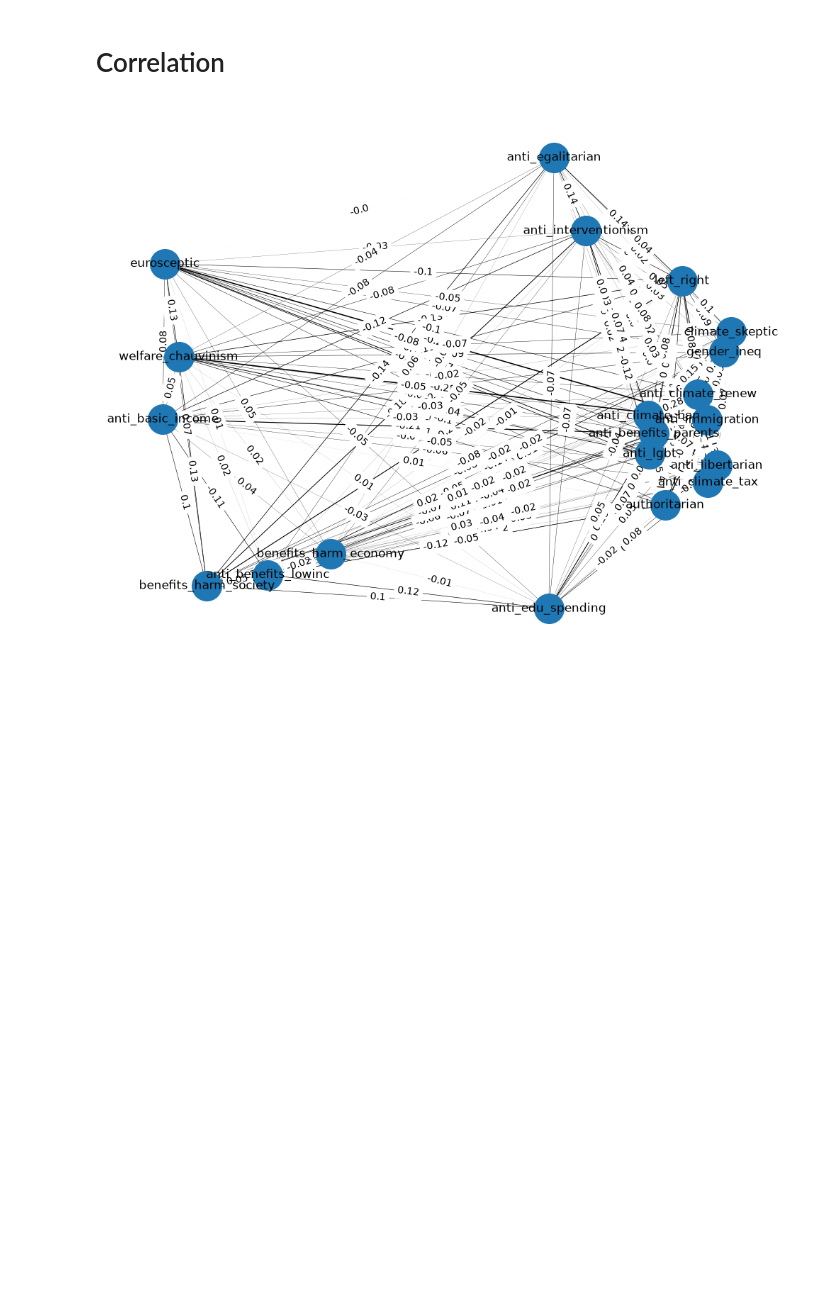
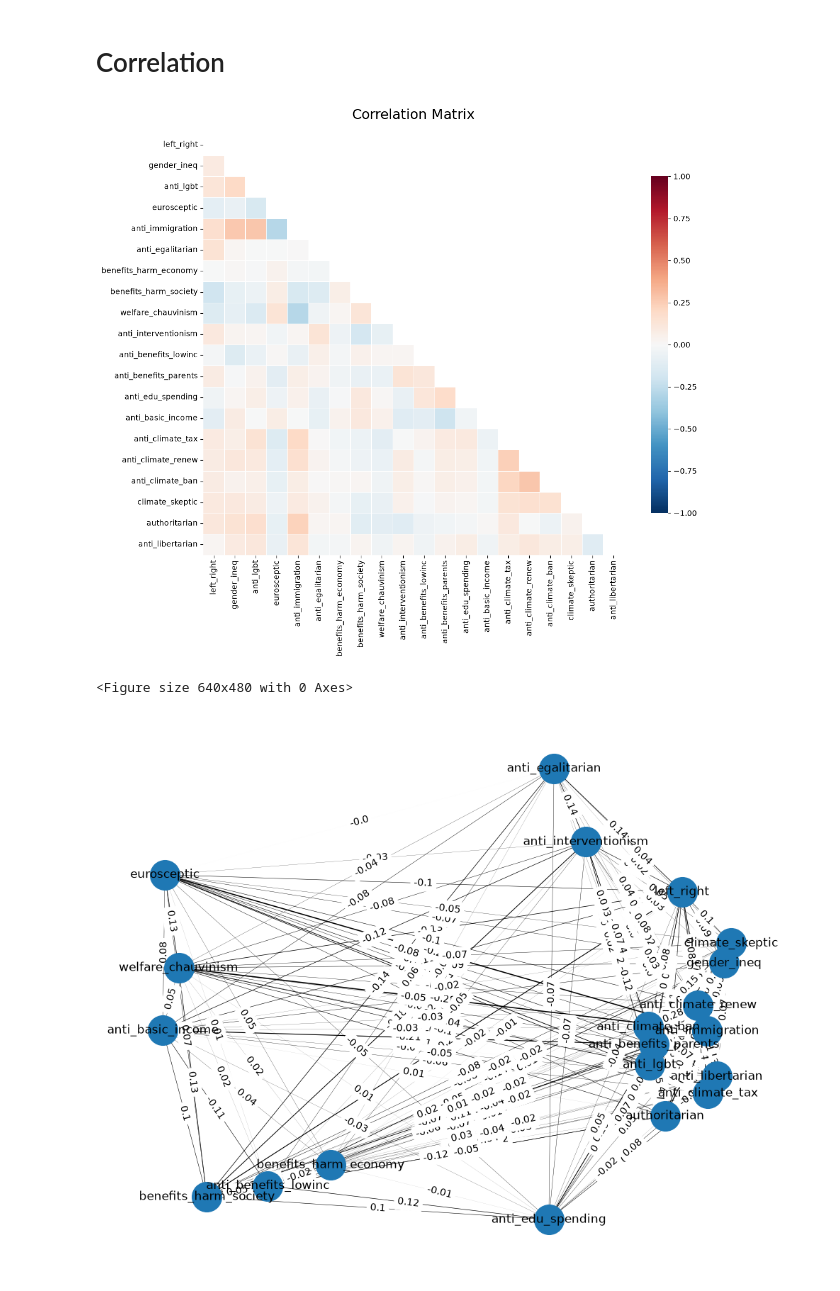
Before and after one commit to IrinaMonaEpure/C72H-SimPol, a Jupyter notebook: inference/notebooks/correlation.ipynb, the cells around one changed output. Drawn from its saved outputs; the diff is of its cells as text; code cells hidden in the pictures; blank space fills up the shorter version.

Commit message:
Correlation matrix

```diff
--- a/inference/notebooks/correlation.ipynb
+++ b/inference/notebooks/correlation.ipynb
@@ -26,6 +27,41 @@ X = df.iloc[:, 6:26]
 # %%
 # Compute question-question correlation matrix
 corr = X.corr(method="pearson") # TODO: decide method
+# %%
+# Show only lower triangle
+mask = np.triu(np.ones_like(corr, dtype=bool))
+
+plt.figure(figsize=(12, 10))
+
+sns.heatmap(
+    corr,
+    mask=mask,
+    cmap="RdBu_r",
+    vmin=-1,
+    vmax=1,
+    center=0,
+    square=True,
+    linewidths=0.5,
+    cbar_kws={"shrink": 0.8},
+)
+
+plt.title(
+    "Correlation Matrix",
+    fontsize=18,
+    pad=20
+)
+
+plt.tight_layout()
+
+plt.savefig(
+    "../plots/correlation_matrix.png",
+    dpi=300,
+    bbox_inches="tight"
+)
+plt.show()
+# %% [output]
+[figure, added]
+<Figure size 640x480 with 0 Axes>
 # %%
 # Thresholding not necessary (?)
 
```
Also changed, not shown: parts of 1 cell of this notebook, 1 other file.
